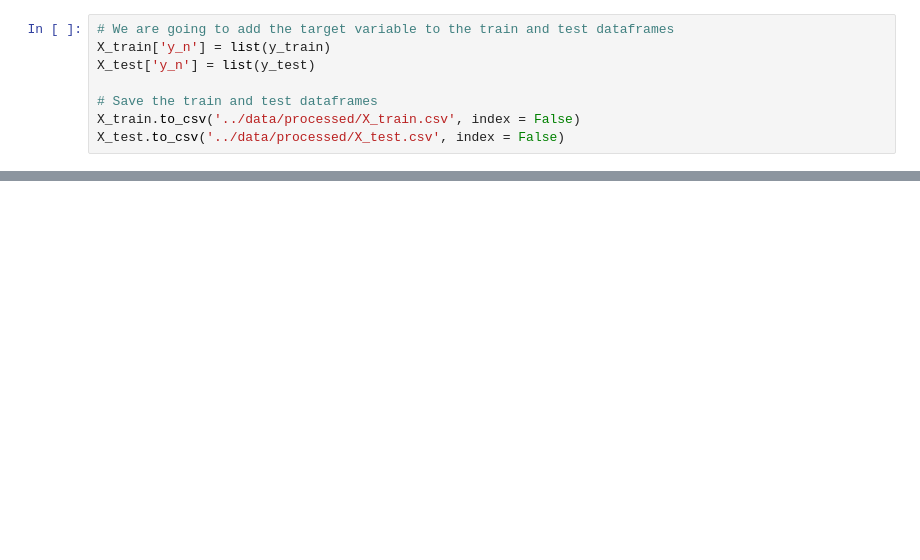
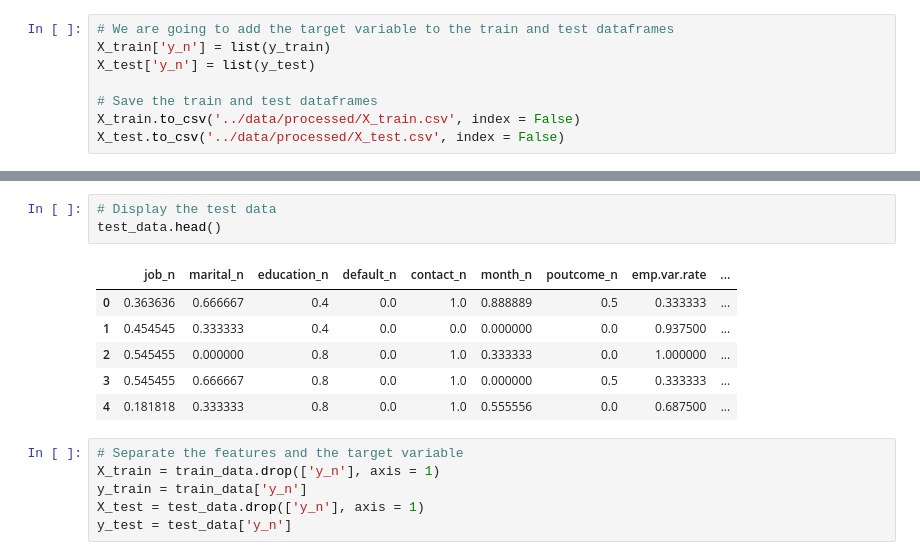
Before and after one commit to fevc08/logistic_regresion_ML, a Jupyter notebook: src/explore.ipynb, the cells around one changed output, grey strips where cells are left out. Drawn from its saved outputs; the diff is of its cells as text; blank space fills up the shorter version.

```diff
--- a/src/explore.ipynb
+++ b/src/explore.ipynb
@@ -386,0 +389,16 @@ X_test.to_csv('../data/processed/X_test.csv', index = False)
+# %%
+# Display the test data
+test_data.head()
+# %% [output]
+|  | job_n | marital_n | education_n | default_n | contact_n | month_n | poutcome_n | emp.var.rate | ... |
+| 0 | 0.363636 | 0.666667 | 0.4 | 0.0 | 1.0 | 0.888889 | 0.5 | 0.333333 | ... |
+| 1 | 0.454545 | 0.333333 | 0.4 | 0.0 | 0.0 | 0.000000 | 0.0 | 0.937500 | ... |
+| 2 | 0.545455 | 0.000000 | 0.8 | 0.0 | 1.0 | 0.333333 | 0.0 | 1.000000 | ... |
+| 3 | 0.545455 | 0.666667 | 0.8 | 0.0 | 1.0 | 0.000000 | 0.5 | 0.333333 | ... |
+| 4 | 0.181818 | 0.333333 | 0.8 | 0.0 | 1.0 | 0.555556 | 0.0 | 0.687500 | ... |
+# %%
+# Separate the features and the target variable
+X_train = train_data.drop(['y_n'], axis = 1)
+y_train = train_data['y_n']
+X_test = test_data.drop(['y_n'], axis = 1)
+y_test = test_data['y_n']
```
Also changed, not shown: parts of 21 cells of this notebook, 3 other files.
